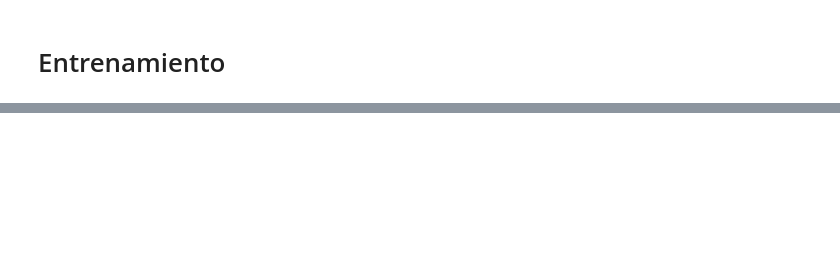
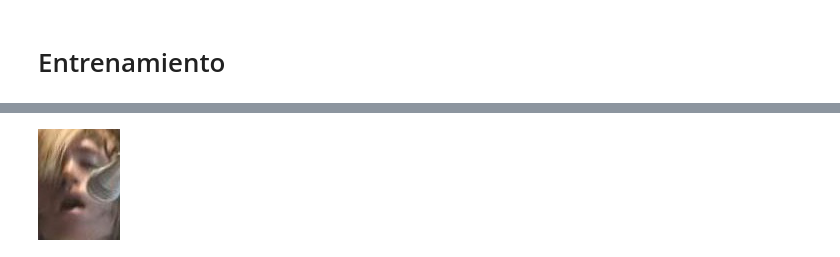
Before and after one commit to jamarju/demo_orla, a Jupyter notebook: 03_entrena_fastai.ipynb, the cells around one changed output, grey strips where cells are left out. Cells and saved outputs as stored; diff of their text form; code cells hidden in the pictures; blank space fills up the shorter version.

```diff
--- a/03_entrena_fastai.ipynb
+++ b/03_entrena_fastai.ipynb
@@ -94,0 +180,4 @@ learn.show_results()
+# %%
+dls.valid_ds[20187][0]
+# %% [output]
+[figure, added]
```
Also changed, not shown: parts of 35 cells of this notebook, 1 other file.
